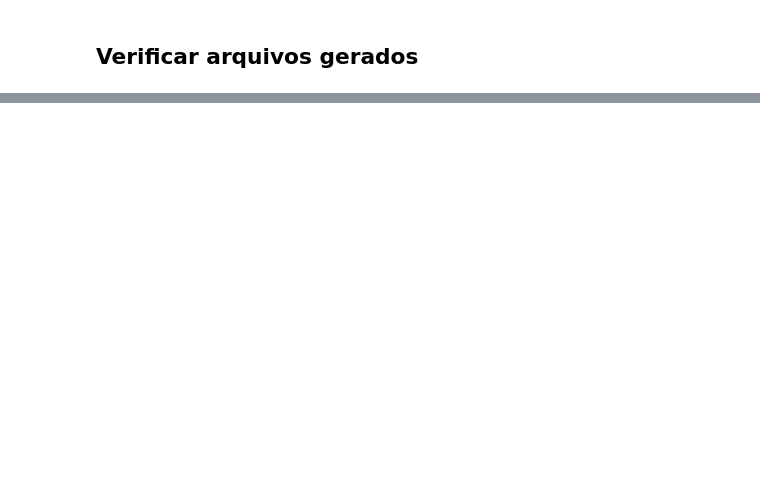
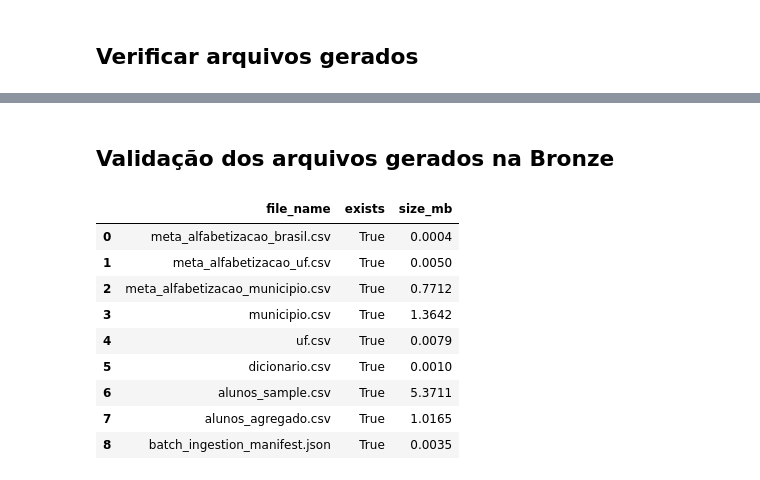
Before and after one commit to acorrea79/techchallenge-fase2-pipeline-alfabetizacao, a Jupyter notebook: notebooks/pipeline_alfabetizacao_colab.ipynb, the cells around one changed output, grey strips where cells are left out. Saved outputs shown, nothing was run; the diff lists cells and outputs as text; code cells hidden in the pictures; blank space fills up the shorter version.

```diff
--- a/notebooks/pipeline_alfabetizacao_colab.ipynb
+++ b/notebooks/pipeline_alfabetizacao_colab.ipynb
@@ -400,0 +684,48 @@ techchallenge-fase2-pipeline-alfabetizacao/
+# %% [markdown]
+## Validação dos arquivos gerados na Bronze
+# %%
+# Validação dos arquivos gerados na camada Bronze Batch
+
+expected_bronze_files = [
+    "meta_alfabetizacao_brasil.csv",
+    "meta_alfabetizacao_uf.csv",
+    "meta_alfabetizacao_municipio.csv",
+    "municipio.csv",
+    "uf.csv",
+    "dicionario.csv",
+    "alunos_sample.csv",
+    "alunos_agregado.csv",
+    "batch_ingestion_manifest.json",
+]
+
+bronze_validation = []
+
+for file_name in expected_bronze_files:
+    file_path = BATCH_OUTPUT_PATH / file_name
+
+    bronze_validation.append({
+        "file_name": file_name,
+        "exists": file_path.exists(),
+        "size_mb": round(file_path.stat().st_size / 1024 / 1024, 4) if file_path.exists() else 0
+    })
+
+df_bronze_validation = pd.DataFrame(bronze_validation)
+
+display(df_bronze_validation)
+
+if df_bronze_validation["exists"].all():
+    write_log("Validação da camada Bronze Batch aprovada: todos os arquivos esperados foram gerados.")
+else:
+    missing = df_bronze_validation[df_bronze_validation["exists"] == False]["file_name"].tolist()
+    write_log(f"Arquivos ausentes na Bronze Batch: {missing}", level="ERROR")
+# %% [output]
+|  | file_name | exists | size_mb |
+| 0 | meta_alfabetizacao_brasil.csv | True | 0.0004 |
+| 1 | meta_alfabetizacao_uf.csv | True | 0.0050 |
+| 2 | meta_alfabetizacao_municipio.csv | True | 0.7712 |
+| 3 | municipio.csv | True | 1.3642 |
+| 4 | uf.csv | True | 0.0079 |
+| 5 | dicionario.csv | True | 0.0010 |
+| 6 | alunos_sample.csv | True | 5.3711 |
+| 7 | alunos_agregado.csv | True | 1.0165 |
+| 8 | batch_ingestion_manifest.json | True | 0.0035 |
```
Also changed, not shown: parts of 28 cells of this notebook.
